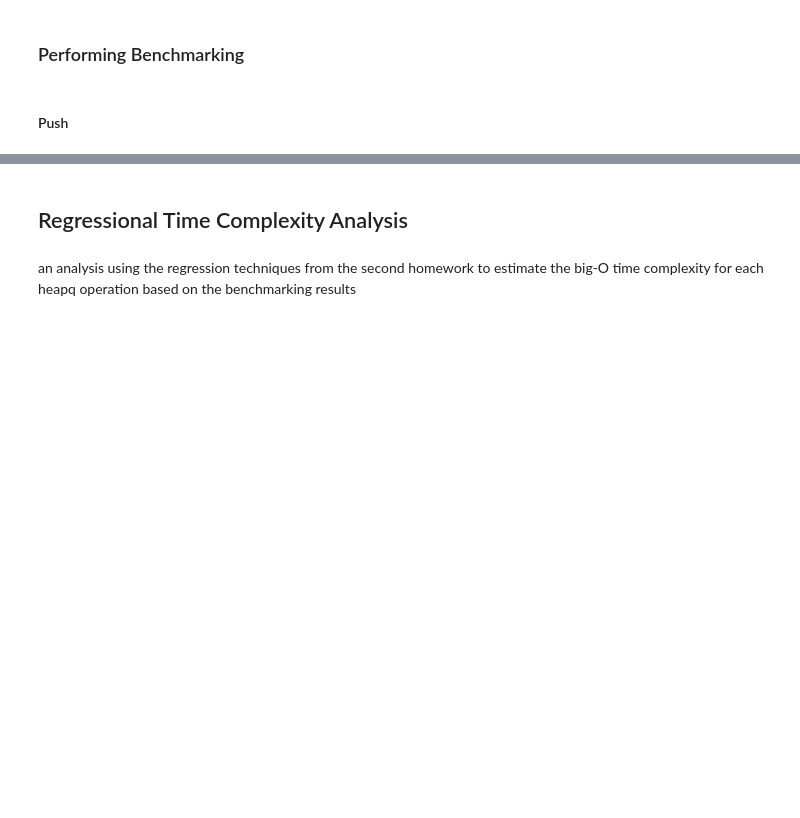
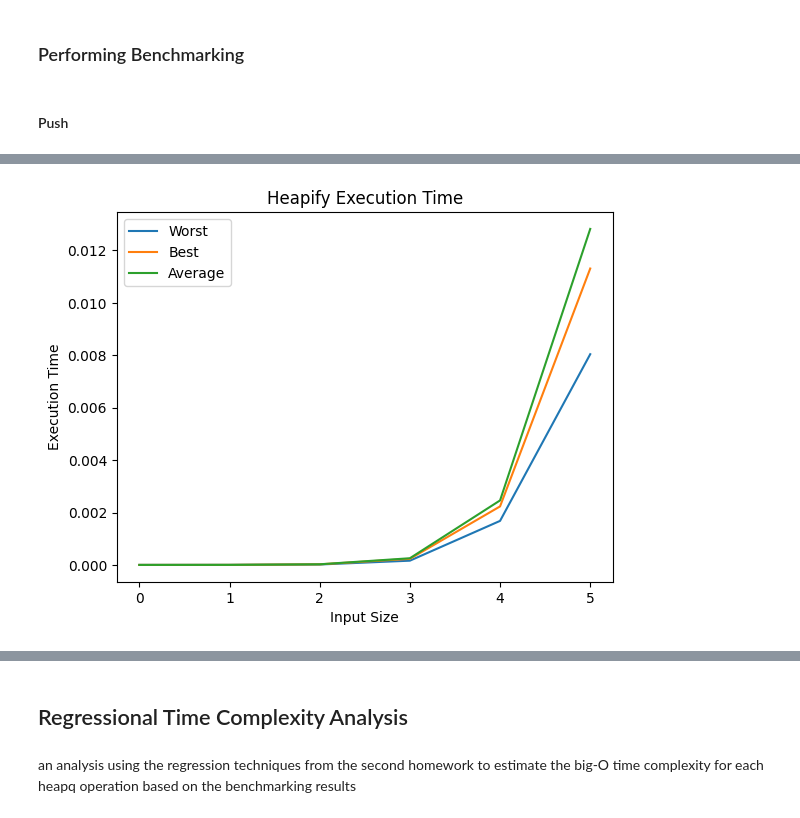
Before and after one commit to cjbass02/CSC3310-Program4, a Jupyter notebook: program4.ipynb, the cells around one changed output, grey strips where cells are left out. Drawn from its saved outputs; the diff is of its cells as text; code cells hidden in the pictures; blank space fills up the shorter version.

Commit message:
added more benchmarks

```diff
--- a/program4.ipynb
+++ b/program4.ipynb
@@ -118,16 +130,22 @@ heapify_worst_10 = create_heapify_list("worst", 10)
 heapify_worst_100 = create_heapify_list("worst", 100)
 heapify_worst_1000 = create_heapify_list("worst", 1000)
 heapify_worst_10000 = create_heapify_list("worst", 10000)
+heapify_worst_100000 = create_heapify_list("worst", 100000)
+heapify_worst_500000 = create_heapify_list("worst", 500000)
 
 heapify_best_10 = create_heapify_list("best", 10)
 heapify_best_100 = create_heapify_list("best", 100)
 heapify_best_1000 = create_heapify_list("best", 1000)
 heapify_best_10000 = create_heapify_list("best", 10000)
+heapify_best_100000 = create_heapify_list("best", 100000)
+heapify_best_500000 = create_heapify_list("best", 500000)
 
 heapify_avg_10 = create_heapify_list("avg", 10)
 heapify_avg_100 = create_heapify_list("avg", 100)
 heapify_avg_1000 = create_heapify_list("avg", 1000)
 heapify_avg_10000 = create_heapify_list("avg", 10000)
+heapify_avg_100000 = create_heapify_list("avg", 100000)
+heapify_avg_500000 = create_heapify_list("avg", 500000)
 # %% [markdown]
 #### Heapreplace
 # %%
@@ -166,3 +191,17 @@ def benchmark_push(algorithm, heap, input):
+# %%
+def benchmark_heapify(algorithm, array):
+    copy_array = copy.copy(array)
+    start_time = time.perf_counter()
+    algorithm(copy_array)
+    end_time = time.perf_counter()
+    return end_time - start_time
+# %%
+def benchmark_rp(algorithm, heap, input):
+    copy_heap = copy.copy(heap)
+    start_time = time.perf_counter()
+    algorithm(copy_heap, input)
+    end_time = time.perf_counter()
+    return end_time - start_time
 # %% [markdown]
 ### Performing Benchmarking
 # %% [markdown]
@@ -210,0 +690,65 @@ table for each function, showing its results for each case
+# %%
+import matplotlib.pyplot as plt
+
+# Plotting heapify_worst, heapify_best, and heapify_avg
+#x_axis = [10, 100, 1000, 10000, 100000, 500000]
+plt.plot( heapify_worst, label='Worst')
+plt.plot( heapify_best, label='Best')
+plt.plot( heapify_avg, label='Average')
+# Adding labels and title to the plot
+plt.xlabel('Input Size')
+plt.ylabel('Execution Time')
+plt.title('Heapify Execution Time')
+
+# Adding legend
+plt.legend()
+
+# Displaying the plot
+plt.show()
+
+# Plotting heapify_worst, heapify_best, and heapify_avg
+plt.plot(push_worst, label='Worst')
+plt.plot(push_best, label='Best')
+plt.plot(push_avg, label='Average')
+# Adding labels and title to the plot
+plt.xlabel('Input Size')
+plt.ylabel('Execution Time')
+plt.title('Push Execution Time')
+
+# Adding legend
+plt.legend()
+
+# Displaying the plot
+plt.show()
+
+# Plotting heapify_worst, heapify_best, and heapify_avg
+plt.plot(pop_worst, label='Worst')
+plt.plot( pop_best, label='Best')
+plt.plot(pop_avg, label='Average')
+# Adding labels nd title to the plot
+plt.xlabel('Input Size')
+plt.ylabel('Execution Time')
+plt.title('Pop Execution Time')
+
+# Adding legend
+plt.legend()
+
+# Displaying the plot
+plt.show()
+
+# Plotting heapify_worst, heapify_best, and heapify_avg
+plt.plot(rp_worst, label='Worst')
+plt.plot(rp_best, label='Best')
+plt.plot(rp_avg, label='Average')
+# Adding labels and title to the plot
+plt.xlabel('Input Size')
+plt.ylabel('Execution Time')
+plt.title('Replace Execution Time')
+
+# Adding legend
+plt.legend()
+
+# Displaying the plot
+plt.show()
+# %% [output]
+[figure, added]
```
Also changed, not shown: parts of 27 cells of this notebook.
